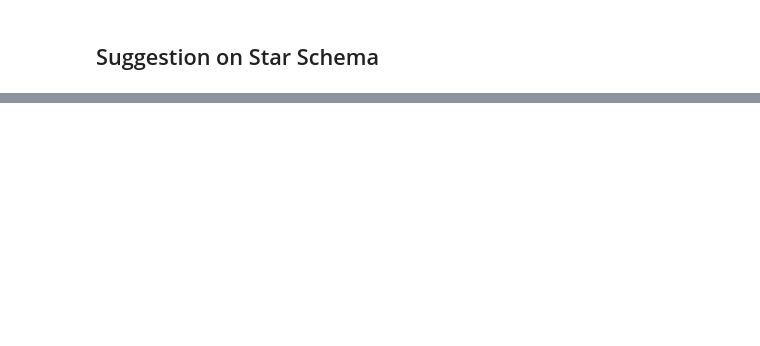
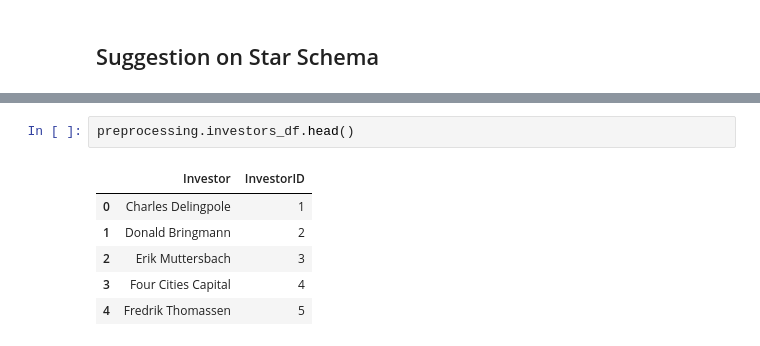
Before and after one commit to hendrik-spl/cbs-bdp-market-review-dashboard, a Jupyter notebook: eda-preprocessing/exploratory_data_analysis.ipynb, the cells around one changed output, grey strips where cells are left out. Drawn from its saved outputs; the diff is of its cells as text; blank space fills up the shorter version.

```diff
--- a/eda-preprocessing/exploratory_data_analysis.ipynb
+++ b/eda-preprocessing/exploratory_data_analysis.ipynb
@@ -288,0 +278,9 @@ Cleaned Data:
+# %%
+preprocessing.investors_df.head()
+# %% [output]
+|  | Investor | InvestorID |
+| 0 | Charles Delingpole | 1 |
+| 1 | Donald Bringmann | 2 |
+| 2 | Erik Muttersbach | 3 |
+| 3 | Four Cities Capital | 4 |
+| 4 | Fredrik Thomassen | 5 |
```
Also changed, not shown: parts of 22 cells of this notebook.
